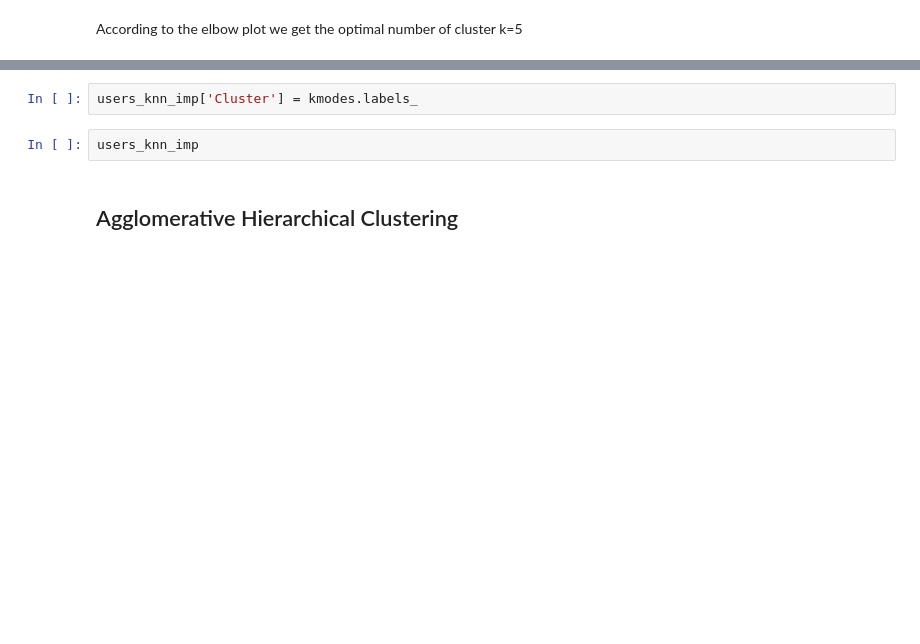
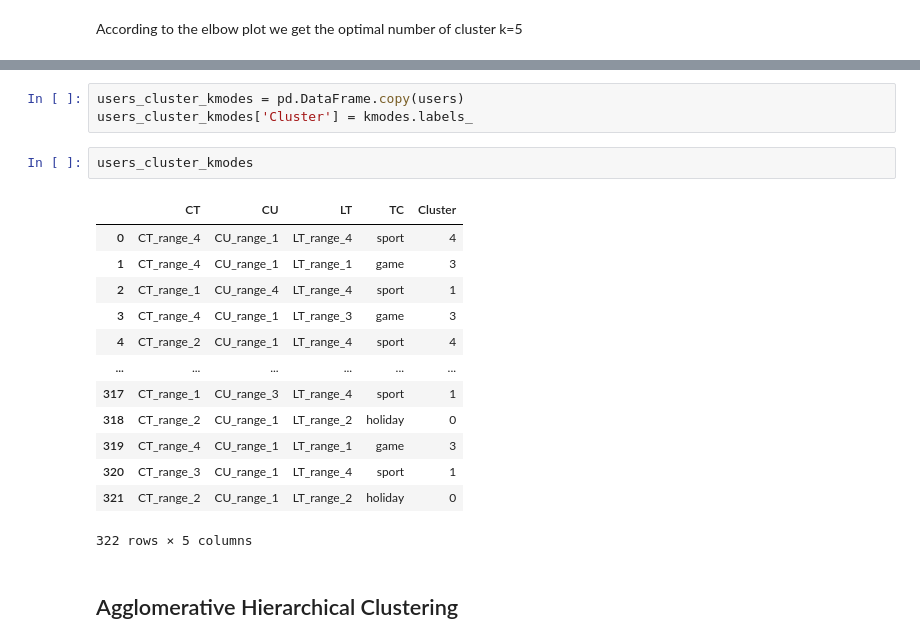
Before and after one commit to pcastiglione99/Data-Quality-Project, a Jupyter notebook: src/project.ipynb, the cells around one changed output, grey strips where cells are left out. Drawn from its saved outputs; the diff is of its cells as text; blank space fills up the shorter version.

```diff
--- a/src/project.ipynb
+++ b/src/project.ipynb
@@ -114,7 +193,22 @@ kmodes.fit_predict(users_knn_imp)
 # %%
-users_knn_imp['Cluster'] = kmodes.labels_
+users_cluster_kmodes = pd.DataFrame.copy(users)
+users_cluster_kmodes['Cluster'] = kmodes.labels_
-# %%
-users_knn_imp
+# %%
+users_cluster_kmodes
+# %% [output]
+|  | CT | CU | LT | TC | Cluster |
+| 0 | CT_range_4 | CU_range_1 | LT_range_4 | sport | 4 |
+| 1 | CT_range_4 | CU_range_1 | LT_range_1 | game | 3 |
+| 2 | CT_range_1 | CU_range_4 | LT_range_4 | sport | 1 |
+| 3 | CT_range_4 | CU_range_1 | LT_range_3 | game | 3 |
+| 4 | CT_range_2 | CU_range_1 | LT_range_4 | sport | 4 |
+| ... | ... | ... | ... | ... | ... |
+| 317 | CT_range_1 | CU_range_3 | LT_range_4 | sport | 1 |
+| 318 | CT_range_2 | CU_range_1 | LT_range_2 | holiday | 0 |
+| 319 | CT_range_4 | CU_range_1 | LT_range_1 | game | 3 |
+| 320 | CT_range_3 | CU_range_1 | LT_range_4 | sport | 1 |
+| 321 | CT_range_2 | CU_range_1 | LT_range_2 | holiday | 0 |
+322 rows × 5 columns
 # %% [markdown]
 ## Agglomerative Hierarchical Clustering
 # %%
```
Also changed, not shown: parts of 26 cells of this notebook.
